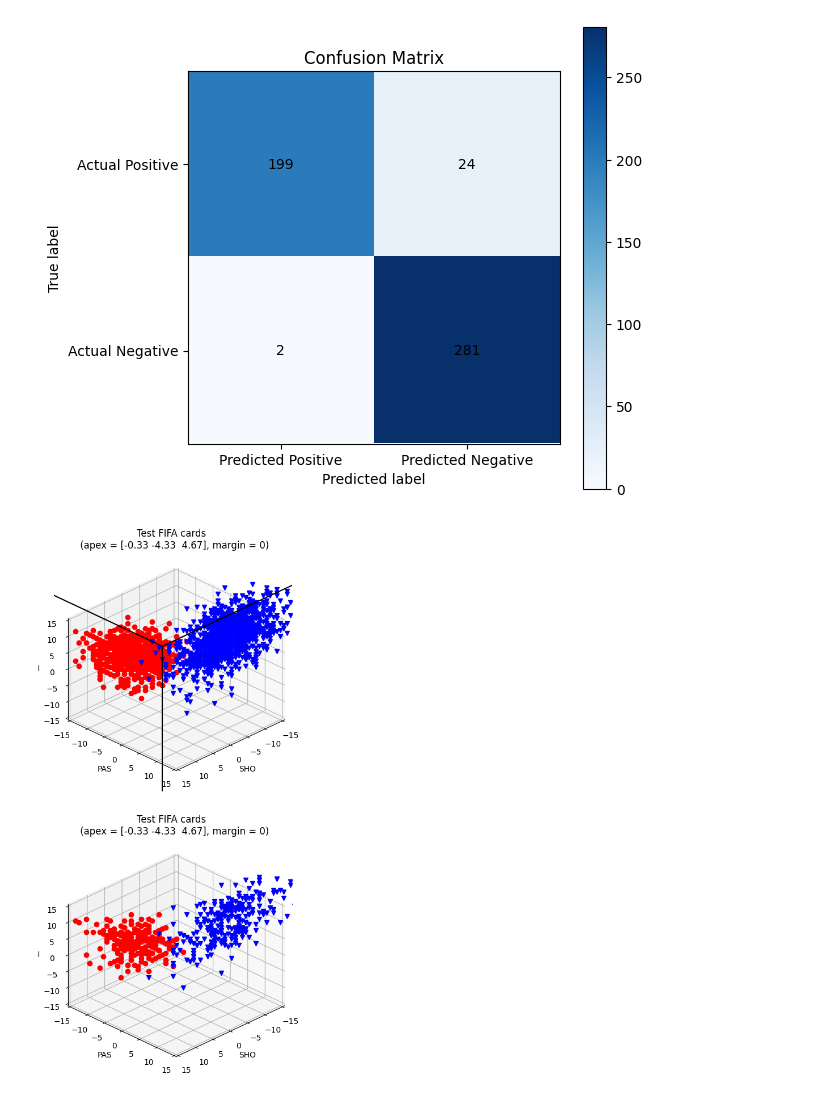
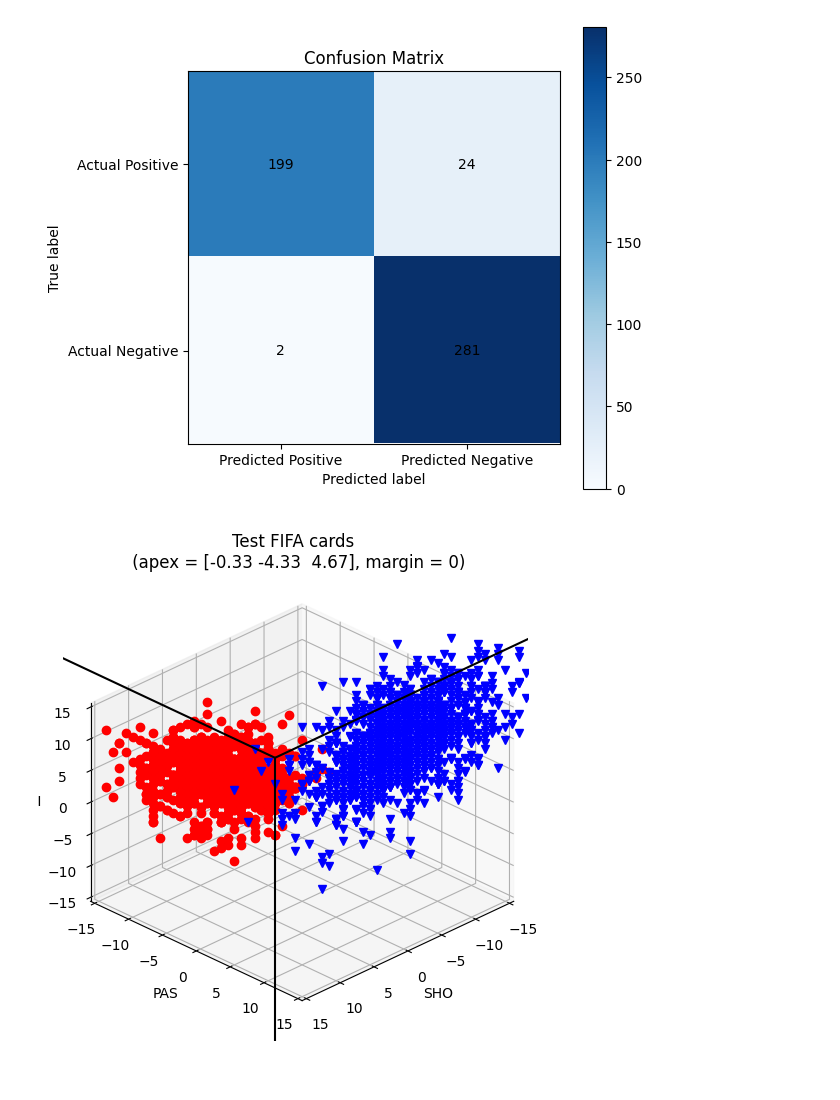
Before and after one commit to samuelbx/tropical-svm, a Jupyter notebook: notebooks/fifa_binary.ipynb, the cells around one changed output. Saved outputs shown, nothing was run; the diff lists cells and outputs as text; code cells hidden in the pictures.

```diff
--- a/notebooks/fifa_binary.ipynb
+++ b/notebooks/fifa_binary.ipynb
@@ -43,21 +43,13 @@ Recall: 0.99
 # %%
 if len(features) == 3:
   fig = plt.figure(figsize=(6,12))
   L = 15
-  ax0 = init_ax(fig, 211, L)
-  ax1 = init_ax(fig, 212, L)
+  ax0 = init_ax(fig, 111, L)
 
   # Train dataset
-  ax0.set_title("Train FIFA cards")
   ax0.set_xlabel(features[0])
   ax0.set_ylabel(features[1])
+  ax0.set_zlabel(features[2])
   plot_hyperplane(ax0, "Test FIFA cards", Cplus_train, Cminus_train, x, l, L, no_branches=True)
-
-  # Test dataset
-  ax0.set_zlabel(features[2])
-  ax1.set_xlabel(features[0])
-  ax1.set_ylabel(features[1])
-  ax1.set_zlabel(features[2])
-  plot_hyperplane(ax1, "Test FIFA cards", Cplus_test, Cminus_test, x, l, l, no_branches=True)
 # %% [output]
-[figure, old version]
+[figure, new version]
```
Also changed, not shown: 11 other files.
